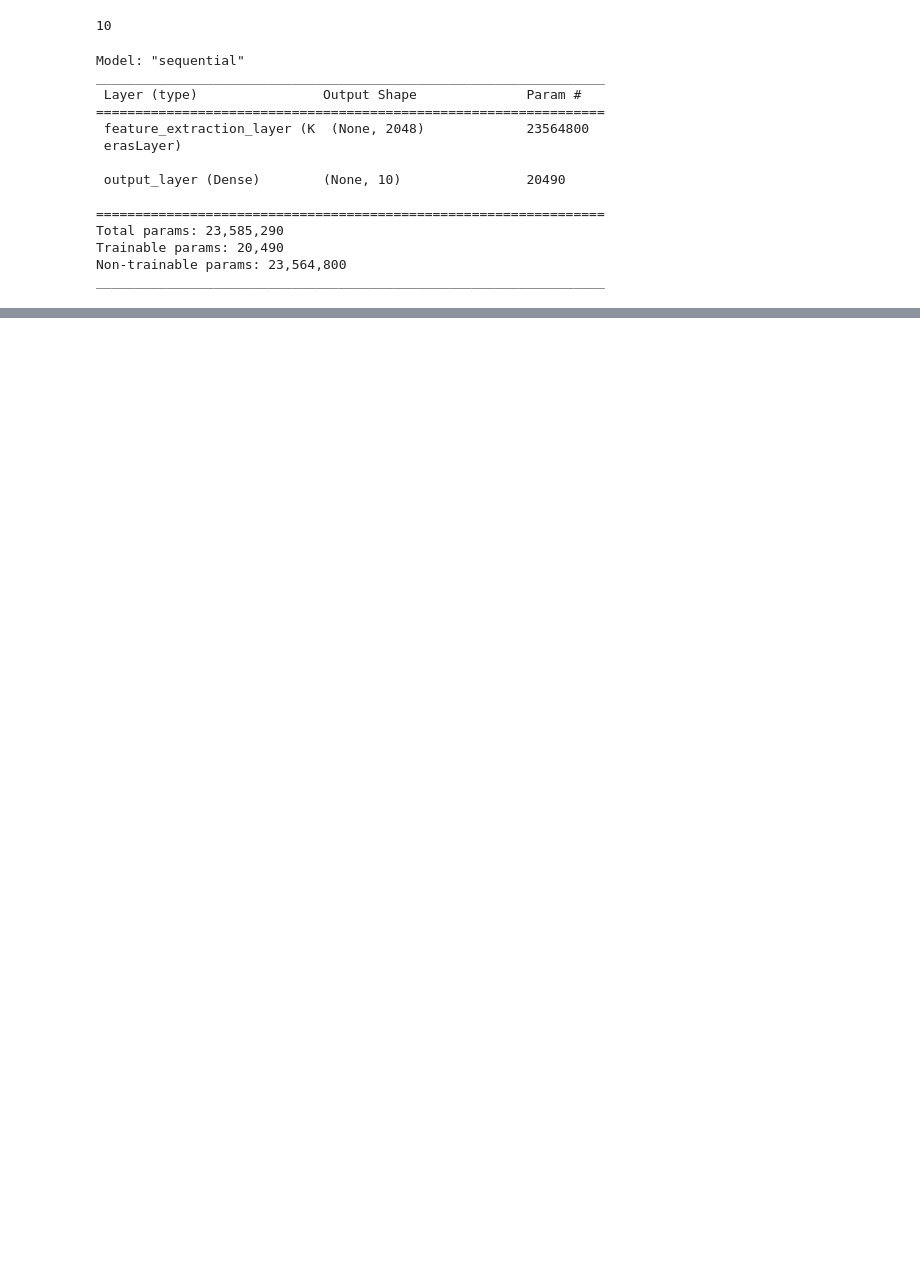
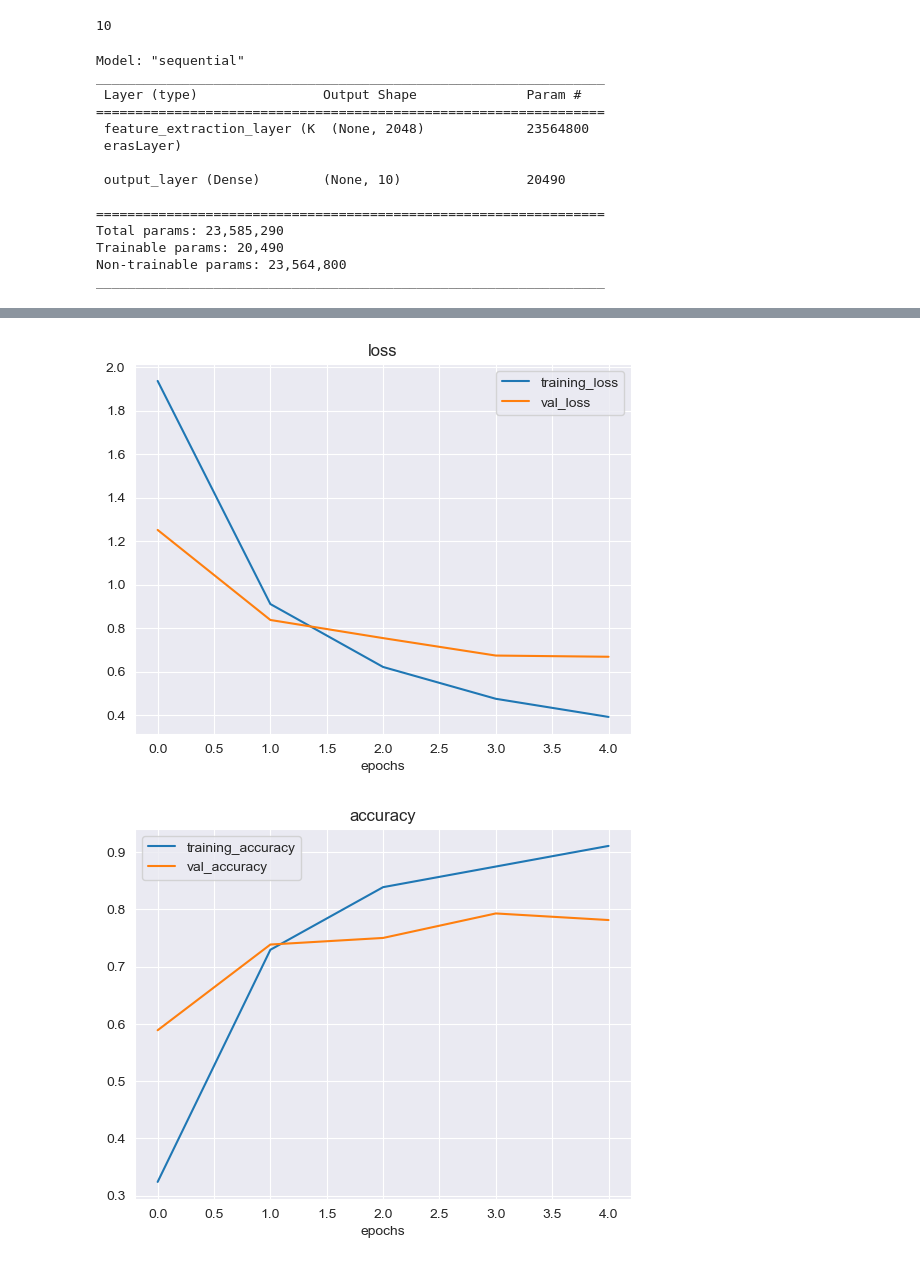
Before and after one commit to HkgCory/Neural_Network_Classification, a Jupyter notebook: transfer-learning/transfer-learing-tf-feature-extraction.ipynb, the cells around one changed output, grey strips where cells are left out. Cells and saved outputs as stored; diff of their text form; code cells hidden in the pictures; blank space fills up the shorter version.

```diff
--- a/transfer-learning/transfer-learing-tf-feature-extraction.ipynb
+++ b/transfer-learning/transfer-learing-tf-feature-extraction.ipynb
@@ -193,0 +227,5 @@ plot_loss(resnet_history)
+# %%
+plot_loss(resnet_history)
+# %% [output]
+[figure, added]
+[figure, added]
```
Also changed, not shown: parts of 10 cells of this notebook, 1 other file.
